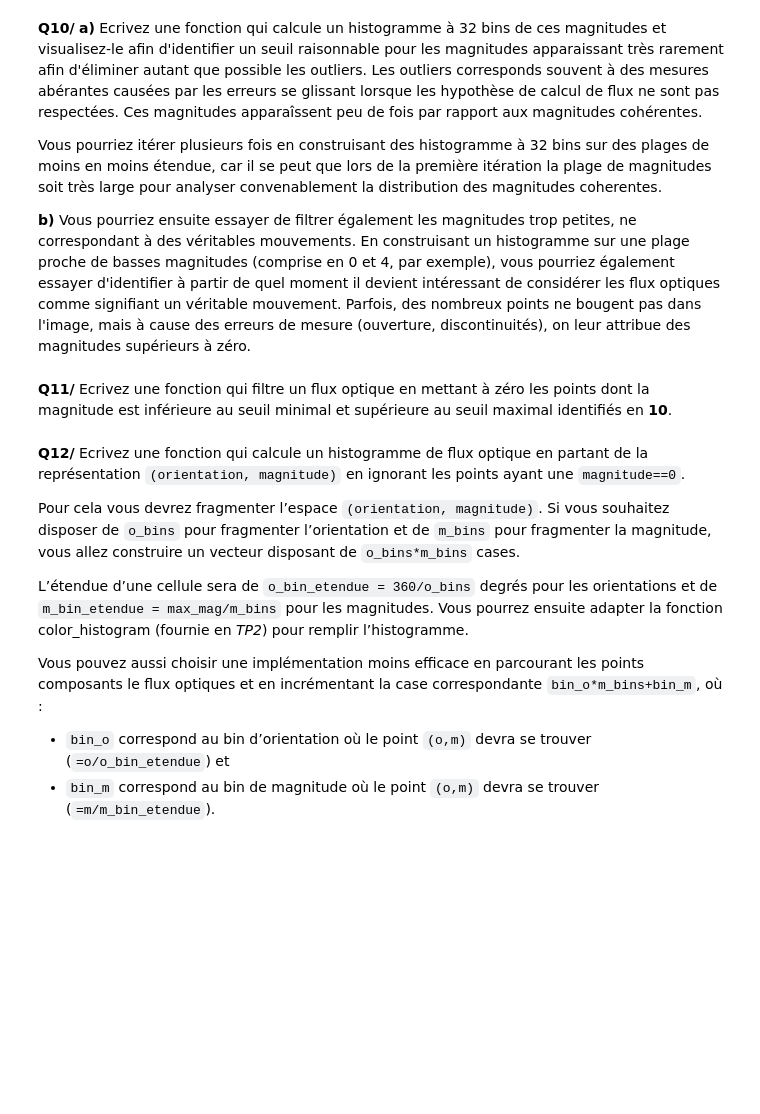
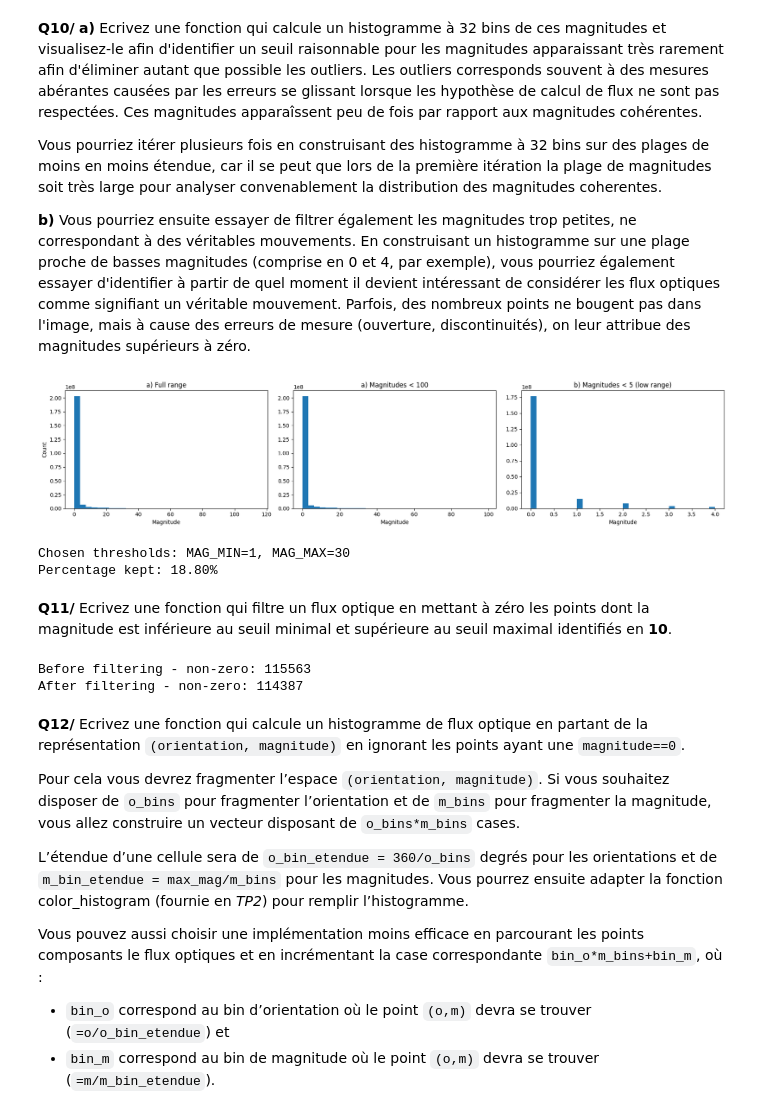
Before and after one commit to ainazeaze/amvo, a Jupyter notebook: optical_flow/optical_flow.ipynb, the cells around one changed output. Saved outputs shown, nothing was run; the diff lists cells and outputs as text; code cells hidden in the pictures; blank space fills up the shorter version.

````diff
--- a/optical_flow/optical_flow.ipynb
+++ b/optical_flow/optical_flow.ipynb
@@ -182,3 +311,17 @@ flow_mo[...,0] = (np.arctan2(flow[...,1], flow[...,0])/np.pi*180. + 180.).astype
 flow_mo[...,1] = np.linalg.norm(flow, axis=2, ord=2).astype(int)
 ```
 Nous employons ici une conversion vers des `np.array` avec `dtype=int` afin de faciliter la construction d’histogrammes par la suite.
+# %%
+def flow_to_orientation_magnitude(flow):
+    flow_mo = np.empty((flow.shape[0], flow.shape[1], 2), np.float32)
+    flow_mo[..., 0] = (np.arctan2(flow[..., 1], flow[..., 0]) / np.pi * 180. + 180.).astype(int)
+    flow_mo[..., 1] = np.linalg.norm(flow, axis=2, ord=2).astype(int)
+    return flow_mo.astype(int)
+
+def flows_to_orientation_magnitude(flows):
+    return np.array([flow_to_orientation_magnitude(f) for f in flows])
+
+flows_mo_test = flows_to_orientation_magnitude(flows_test)
+print(f"Shape: {flows_mo_test.shape}")
+print(f"Orientation range: [{flows_mo_test[...,0].min()}, {flows_mo_test[...,0].max()}]")
+print(f"Magnitude range: [{flows_mo_test[...,1].min()}, {flows_mo_test[...,1].max()}]")
@@ -191,8 +375,50 @@ Nous employons ici une conversion vers des `np.array` avec `dtype=int` afin de f
 Vous pourriez itérer plusieurs fois en construisant des histogramme à 32 bins sur des plages de moins en moins étendue, car il se peut que lors de la première itération la plage de magnitudes soit très large pour analyser convenablement la distribution des magnitudes coherentes.
 
 **b)** Vous pourriez ensuite essayer de filtrer également les magnitudes trop petites, ne correspondant à des véritables mouvements. En construisant un  histogramme sur une plage proche de basses magnitudes (comprise en 0 et 4, par exemple), vous pourriez également essayer d'identifier à partir de quel moment il devient intéressant de considérer les flux optiques comme signifiant un véritable mouvement. Parfois, des nombreux points ne bougent pas dans l'image, mais à cause des erreurs de mesure (ouverture, discontinuités), on leur attribue des magnitudes supérieurs à zéro.
+# %%
+fig, axes = plt.subplots(1, 3, figsize=(18, 4))
+
+axes[0].hist(all_magnitudes, bins=32)
+axes[0].set_title("a) Full range")
+axes[0].set_xlabel("Magnitude")
+axes[0].set_ylabel("Count")
+
+mag_filtered_100 = all_magnitudes[all_magnitudes < 100]
+axes[1].hist(mag_filtered_100, bins=32)
+axes[1].set_title("a) Magnitudes < 100")
+axes[1].set_xlabel("Magnitude")
+
+mag_low = all_magnitudes[all_magnitudes < 5]
+axes[2].hist(mag_low, bins=32)
+axes[2].set_title("b) Magnitudes < 5 (low range)")
+axes[2].set_xlabel("Magnitude")
+
+plt.tight_layout()
+plt.show()
+
+MAG_MAX = 30
+MAG_MIN = 1
+print(f"Chosen thresholds: MAG_MIN={MAG_MIN}, MAG_MAX={MAG_MAX}")
+print(f"Percentage kept: {np.mean((all_magnitudes >= MAG_MIN) & (all_magnitudes <= MAG_MAX))*100:.2f}%")
+# %% [output]
+[figure, added]
+Chosen thresholds: MAG_MIN=1, MAG_MAX=30
+Percentage kept: 18.80%
 # %% [markdown]
 **Q11/** Ecrivez une fonction qui filtre un flux optique en mettant à zéro les points dont la magnitude est inférieure au seuil minimal et supérieure au seuil maximal identifiés en **10**.
+# %%
+def filter_flow_mo(flow_mo, mag_min=MAG_MIN, mag_max=MAG_MAX):
+    filtered = flow_mo.copy()
+    mask = (filtered[..., 1] < mag_min) | (filtered[..., 1] > mag_max)
+    filtered[mask] = 0
+    return filtered
+
+flow_mo_filtered_test = filter_flow_mo(flows_mo_test[0])
+print(f"Before filtering - non-zero: {np.count_nonzero(flows_mo_test[0][...,1])}")
+print(f"After filtering - non-zero: {np.count_nonzero(flow_mo_filtered_test[...,1])}")
+# %% [output]
+Before filtering - non-zero: 115563
+After filtering - non-zero: 114387
 # %% [markdown]
 **Q12/** Ecrivez une fonction qui calcule un histogramme de flux optique en partant de la représentation `(orientation, magnitude)` en ignorant les points ayant une `magnitude==0`.
 
````
Also changed, not shown: parts of 11 cells of this notebook.
